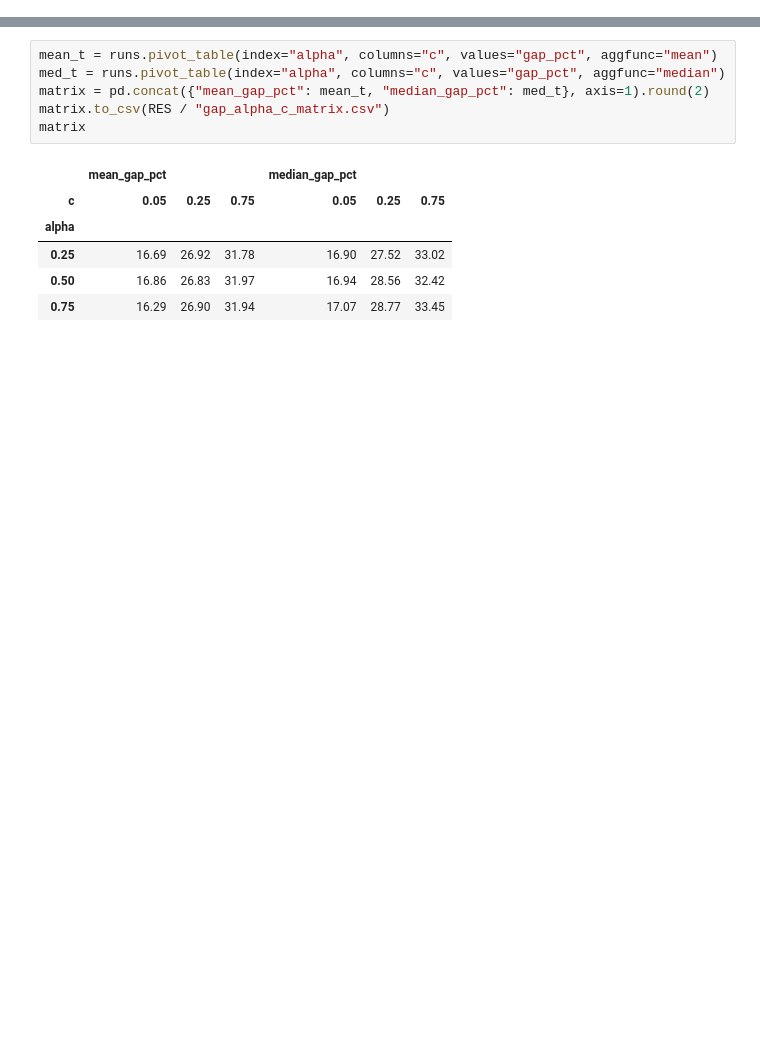
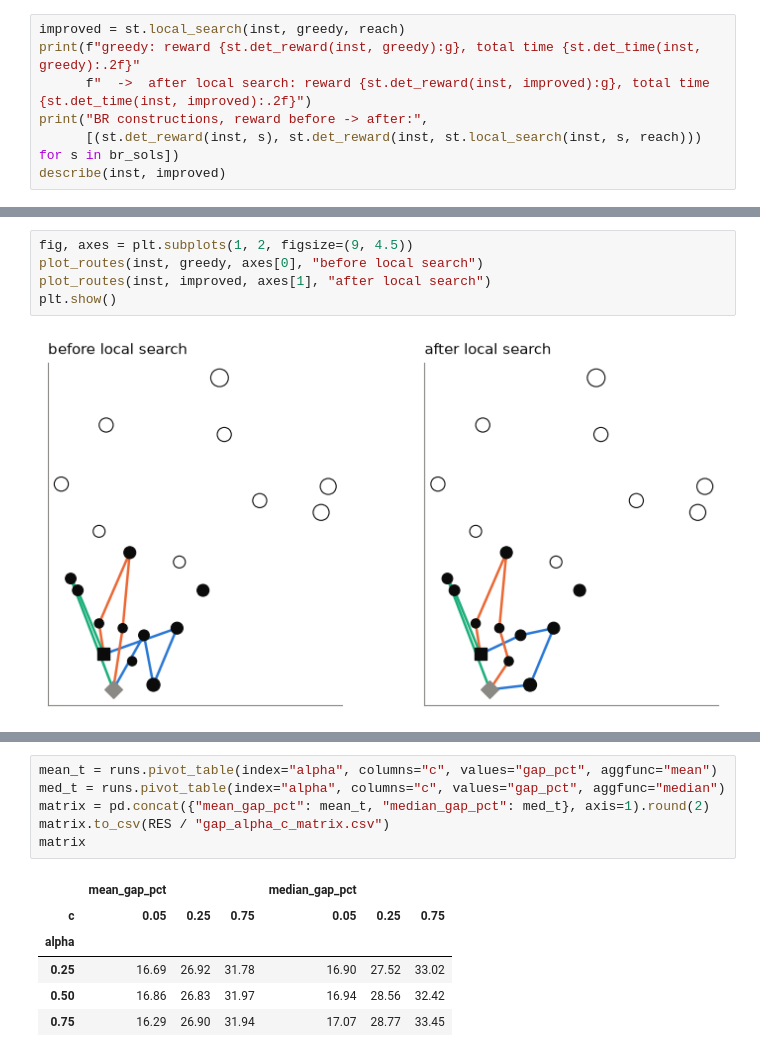
Before and after one commit to Inurria979/Heuristic-Algorithms-in-Transport-and-Finance, a Jupyter notebook: simTOP/src/analysis.ipynb, the cells around one changed output, grey strips where cells are left out. Drawn from its saved outputs; the diff is of its cells as text; blank space fills up the shorter version.

```diff
--- a/simTOP/src/analysis.ipynb
+++ b/simTOP/src/analysis.ipynb
@@ -4,0 +297,7 @@ Gap = 100 (BKS - exp_reward) / BKS, with BKS the best-known solution of the Chao
+# %%
+improved = st.local_search(inst, greedy, reach)
+print(f"greedy: reward {st.det_reward(inst, greedy):g}, total time {st.det_time(inst, greedy):.2f}"
+      f"  ->  after local search: reward {st.det_reward(inst, improved):g}, total time {st.det_time(inst, improved):.2f}")
+print("BR constructions, reward before -> after:",
+      [(st.det_reward(inst, s), st.det_reward(inst, st.local_search(inst, s, reach))) for s in br_sols])
+describe(inst, improved)
@@ -4,0 +311,7 @@ Gap = 100 (BKS - exp_reward) / BKS, with BKS the best-known solution of the Chao
+# %%
+fig, axes = plt.subplots(1, 2, figsize=(9, 4.5))
+plot_routes(inst, greedy, axes[0], "before local search")
+plot_routes(inst, improved, axes[1], "after local search")
+plt.show()
+# %% [output]
+[figure, added]
```
Also changed, not shown: parts of 70 cells of this notebook, 34 other files.
